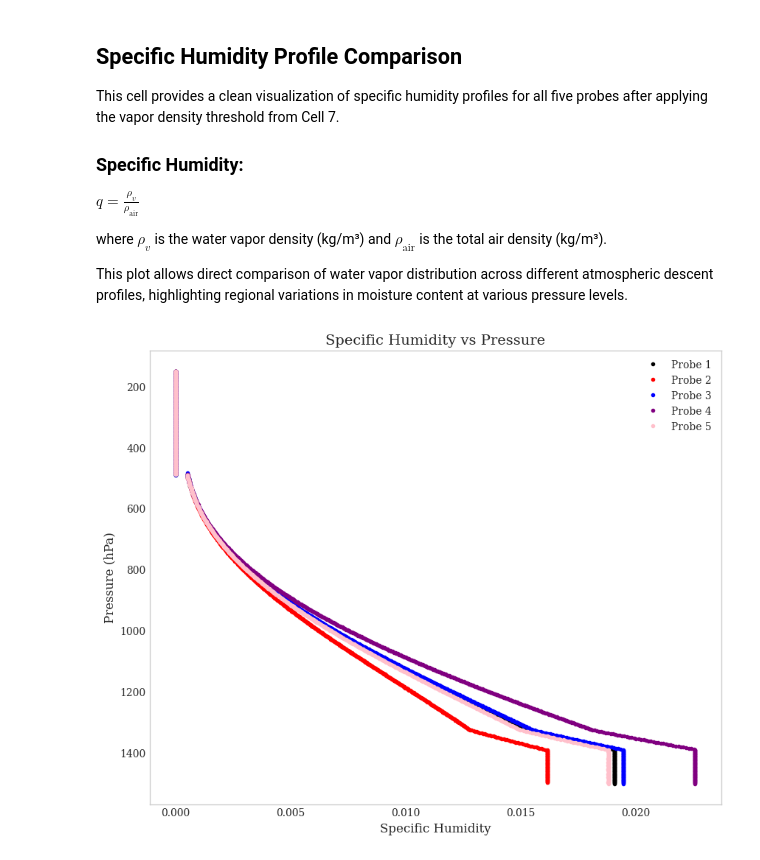
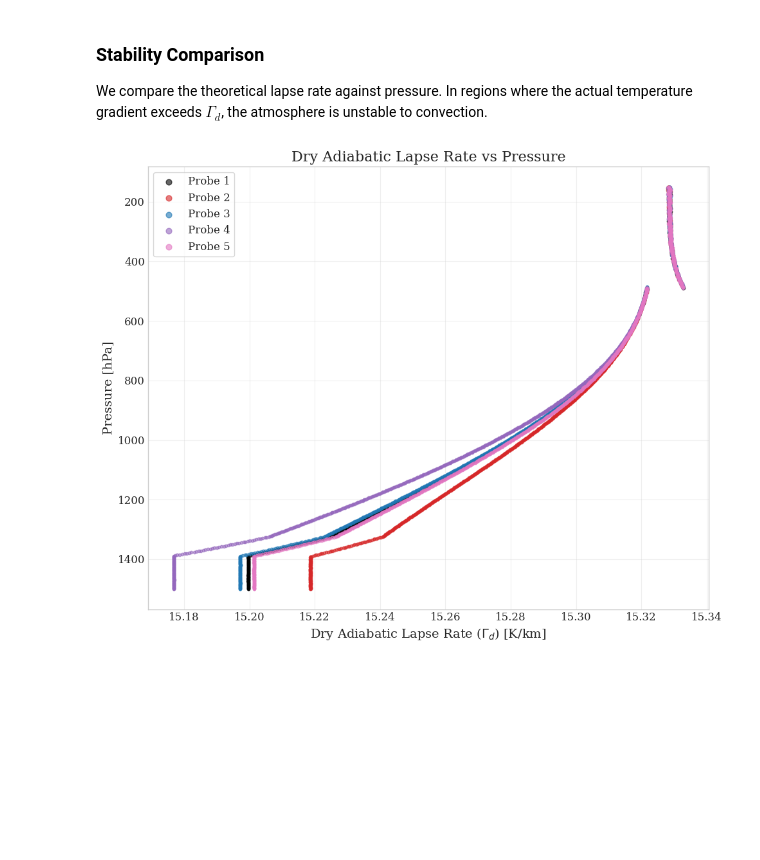
Before and after one commit to JacksonFergusonDev/Data-Science-Portfolio, a Jupyter notebook: atmospheric_science/exoplanet_atmospheric_analysis.ipynb, the cells around one changed output. Drawn from its saved outputs; the diff is of its cells as text; code cells hidden in the pictures; blank space fills up the shorter version.

```diff
--- a/atmospheric_science/exoplanet_atmospheric_analysis.ipynb
+++ b/atmospheric_science/exoplanet_atmospheric_analysis.ipynb
@@ -790,28 +1191,41 @@ plt.show()
-# %% [markdown]
-## Specific Humidity Profile Comparison
-
-This cell provides a clean visualization of specific humidity profiles for all five probes after applying the vapor density threshold from Cell 7.
-
-### Specific Humidity:
-$q = \frac{\rho_v}{\rho_{\text{air}}}$
-
-where $\rho_v$ is the water vapor density (kg/m³) and $\rho_{\text{air}}$ is the total air density (kg/m³).
-
-This plot allows direct comparison of water vapor distribution across different atmospheric descent profiles, highlighting regional variations in moisture content at various pressure levels.
+# %% [markdown]
+### Stability Comparison
+We compare the theoretical lapse rate against pressure. In regions where the actual temperature gradient exceeds $\Gamma_d$, the atmosphere is unstable to convection.
 # %%
-plt.figure(figsize=(10, 8))
-plt.plot(specific_humidity[probe1], pressure[probe1], '.', color='black', label='Probe 1')
-plt.plot(specific_humidity[probe2[:-2]], pressure[probe2[:-2]], '.', color='red', label='Probe 2')
-plt.plot(specific_humidity[probe3], pressure[probe3], '.', color='blue', label='Probe 3')
-plt.plot(specific_humidity[probe4], pressure[probe4], '.', color='purple', label='Probe 4')
-plt.plot(specific_humidity[probe5], pressure[probe5], '.', color='pink', label='Probe 5')
-plt.xlabel('Specific Humidity')
-plt.ylabel('Pressure (hPa)')
-plt.title('Specific Humidity vs Pressure')
-plt.gca().invert_yaxis()
-plt.legend()
-plt.grid()
+# -----------------------------------------------------------------------------
+# 18. Visualization: Dry Adiabatic Lapse Rate
+# -----------------------------------------------------------------------------
+
+fig, ax = plt.subplots(figsize=(10, 8))
+
+# Assign distinct color palette for probe differentiation
+colors = ['#000000', '#d62728', '#1f77b4', '#9467bd', '#e377c2']
+
+for i, (probe_id, indices) in enumerate(probe_idx_map.items()):
+    # Extract lapse rate and pressure data
+    lapse_seg = da_lapse_rate[indices]
+    p_seg = pressure[indices]
+
+    # Plot theoretical lapse rate profile
+    ax.scatter(
+        lapse_seg,
+        p_seg,
+        s=10,
+        color=colors[i],
+        label=f'Probe {probe_id}',
+        alpha=0.6
+    )
+
+    # Configure plot aesthetics (using raw string for LaTeX compatibility)
+    ax.set_xlabel(r'Dry Adiabatic Lapse Rate ($\Gamma_d$) [K/km]')
+    ax.set_ylabel('Pressure [hPa]')
+    ax.set_title('Dry Adiabatic Lapse Rate vs Pressure')
+    ax.invert_yaxis() # Standard atmospheric convention
+    ax.grid(True, alpha=0.3)
+    ax.legend(frameon=True, markerscale=2)
+
+plt.tight_layout()
 plt.show()
 # %% [output]
-[figure, old version]
+[figure, new version]
 # %% [markdown]
```
Also changed, not shown: parts of 52 cells of this notebook.
